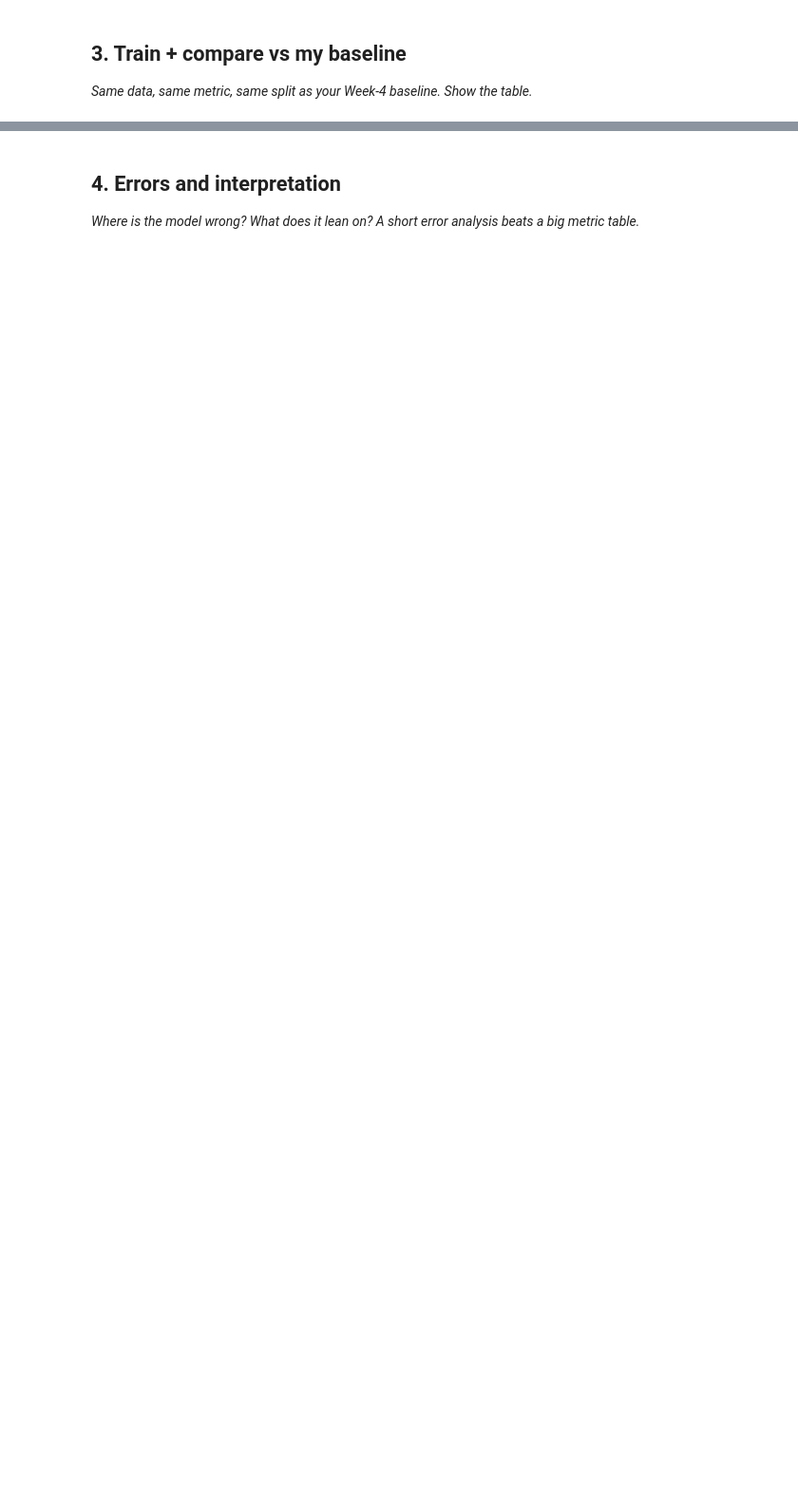
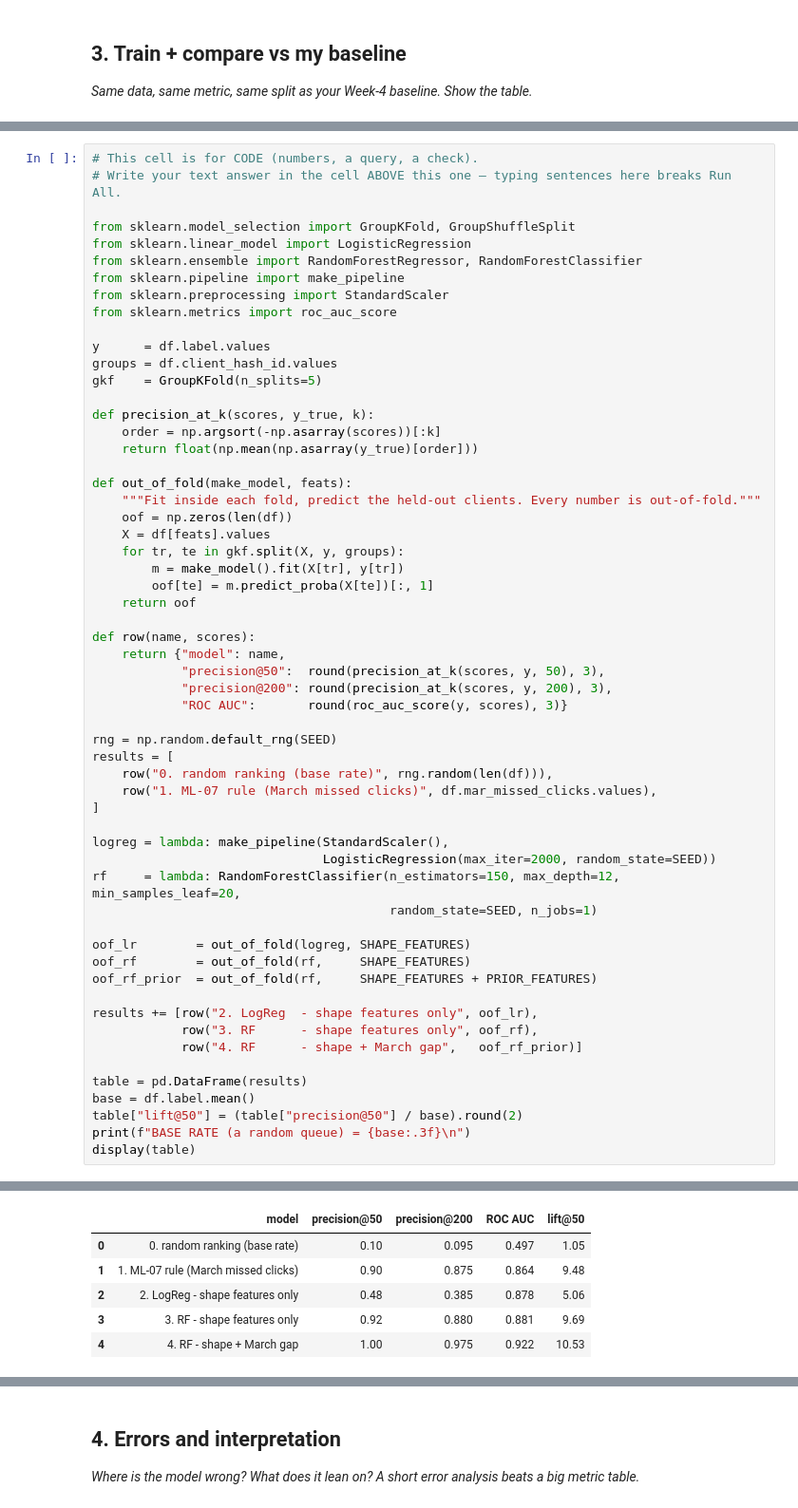
Before and after one commit to widadfatimakhan/flyrank-internship-ml, a Jupyter notebook: work/notebooks/w05_model.ipynb, the cells around one changed output, grey strips where cells are left out. Shown at 95% size. Saved outputs shown, nothing was run; the diff lists cells and outputs as text; blank space fills up the shorter version.

```diff
--- a/work/notebooks/w05_model.ipynb
+++ b/work/notebooks/w05_model.ipynb
@@ -29,0 +299,59 @@ This skeleton is yours to fill. Work the sections **in order** — each one has
+# %%
+# This cell is for CODE (numbers, a query, a check).
+# Write your text answer in the cell ABOVE this one — typing sentences here breaks Run All.
+
+from sklearn.model_selection import GroupKFold, GroupShuffleSplit
+from sklearn.linear_model import LogisticRegression
+from sklearn.ensemble import RandomForestRegressor, RandomForestClassifier
+from sklearn.pipeline import make_pipeline
+from sklearn.preprocessing import StandardScaler
+from sklearn.metrics import roc_auc_score
+
+y      = df.label.values
+groups = df.client_hash_id.values
+gkf    = GroupKFold(n_splits=5)
+
+def precision_at_k(scores, y_true, k):
+    order = np.argsort(-np.asarray(scores))[:k]
+    return float(np.mean(np.asarray(y_true)[order]))
+
+def out_of_fold(make_model, feats):
+    """Fit inside each fold, predict the held-out clients. Every number is out-of-fold."""
+    oof = np.zeros(len(df))
+    X = df[feats].values
+    for tr, te in gkf.split(X, y, groups):
+        m = make_model().fit(X[tr], y[tr])
+        oof[te] = m.predict_proba(X[te])[:, 1]
+    return oof
+
+def row(name, scores):
+    return {"model": name,
+            "precision@50":  round(precision_at_k(scores, y, 50), 3),
+            "precision@200": round(precision_at_k(scores, y, 200), 3),
+            "ROC AUC":       round(roc_auc_score(y, scores), 3)}
+
+rng = np.random.default_rng(SEED)
+results = [
+    row("0. random ranking (base rate)", rng.random(len(df))),
+    row("1. ML-07 rule (March missed clicks)", df.mar_missed_clicks.values),
+]
+
+logreg = lambda: make_pipeline(StandardScaler(),
+                               LogisticRegression(max_iter=2000, random_state=SEED))
+rf     = lambda: RandomForestClassifier(n_estimators=150, max_depth=12, min_samples_leaf=20,
+                                        random_state=SEED, n_jobs=1)
+
+oof_lr        = out_of_fold(logreg, SHAPE_FEATURES)
+oof_rf        = out_of_fold(rf,     SHAPE_FEATURES)
+oof_rf_prior  = out_of_fold(rf,     SHAPE_FEATURES + PRIOR_FEATURES)
+
+results += [row("2. LogReg  - shape features only", oof_lr),
+            row("3. RF      - shape features only", oof_rf),
+            row("4. RF      - shape + March gap",   oof_rf_prior)]
+
+table = pd.DataFrame(results)
+base = df.label.mean()
+table["lift@50"] = (table["precision@50"] / base).round(2)
+print(f"BASE RATE (a random queue) = {base:.3f}\n")
+display(table)
+# %% [output]
@@ -29,0 +359,6 @@ This skeleton is yours to fill. Work the sections **in order** — each one has
+|  | model | precision@50 | precision@200 | ROC AUC | lift@50 |
+| 0 | 0. random ranking (base rate) | 0.10 | 0.095 | 0.497 | 1.05 |
+| 1 | 1. ML-07 rule (March missed clicks) | 0.90 | 0.875 | 0.864 | 9.48 |
+| 2 | 2. LogReg - shape features only | 0.48 | 0.385 | 0.878 | 5.06 |
+| 3 | 3. RF - shape features only | 0.92 | 0.880 | 0.881 | 9.69 |
+| 4 | 4. RF - shape + March gap | 1.00 | 0.975 | 0.922 | 10.53 |
```
Also changed, not shown: parts of 24 cells of this notebook.
